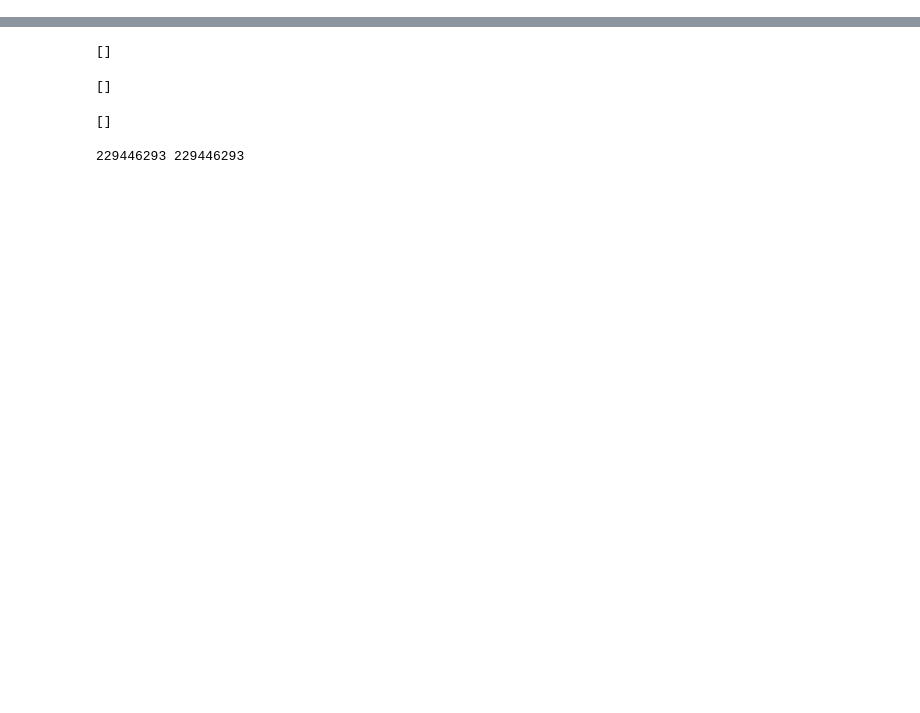
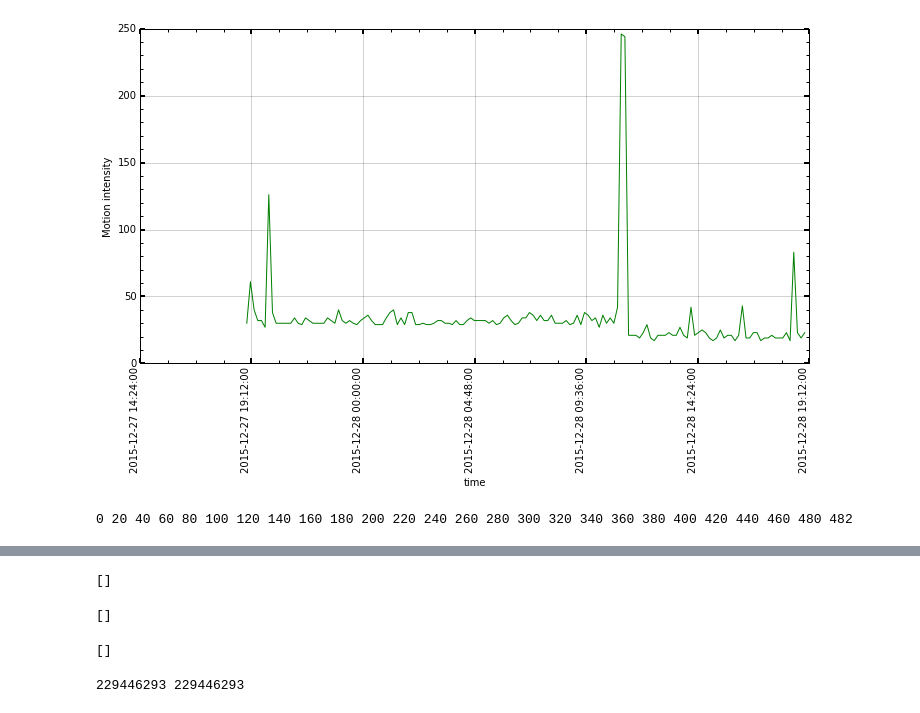
Before and after one commit to ajmendez/numerousobject, a Jupyter notebook: notebook/api_example.ipynb, the cells around one changed output, grey strips where cells are left out. Drawn from its saved outputs; the diff is of its cells as text; code cells hidden in the pictures; blank space fills up the shorter version.

```diff
--- a/notebook/api_example.ipynb
+++ b/notebook/api_example.ipynb
@@ -27,6 +60,7 @@ alert = alerts[0]
 print api.video(device, session=alert['alert'],
                 starttime=alert['startt']/1000,
                 endtime=alert['endt']/1000)
-print api.get(device, alert['startt']/1000)
+motion = api.get(device, alert['startt']/1000)
+print motion.keys()
 # %% [output]
 []
@@ -33,0 +74,40 @@ print api.get(device, alert['startt']/1000)
+# %%
+def plot_motion(motion):
+    audio = motion['result']['audio']
+    video = motion['result']['video']
+
+    start,end = date2num(map(datetime.fromtimestamp, motion['msg']))
+    times = np.linspace(start, end, len(audio))
+
+    setup(figsize=(12,6),  xlabel='time', ylabel='Motion intensity')
+    pylab.plot(times, audio, label='audio')
+    pylab.plot(times, video, label='video')
+    dateticks('%Y-%m-%d %H:%M:%S', rotation=90)
+
+plot_motion(motion)
+# %% [output]
+[figure, added]
+# %%
+def getalerts(self, device):
+    done = False
+    out = []
+    offset = 0
+    while not done:
+        print len(out),
+        try:
+            alerts = self.alert(device, offset=offset)
+            if len(alerts) == 0:
+                done = True
+            out.extend(alerts)
+            offset += 20
+        except Exception as e:
+            print e
+            break
+    for alert in out:
+        alert['datestr'] = str(datetime.fromtimestamp(alert['alert']))
+    return out
+
+
+allalerts = getalerts(api, device)
+# %% [output]
+0 20 40 60 80 100 120 140 160 180 200 220 240 260 280 300 320 340 360 380 400 420 440 460 480 482
```
Also changed, not shown: parts of 25 cells of this notebook, 4 other files.
